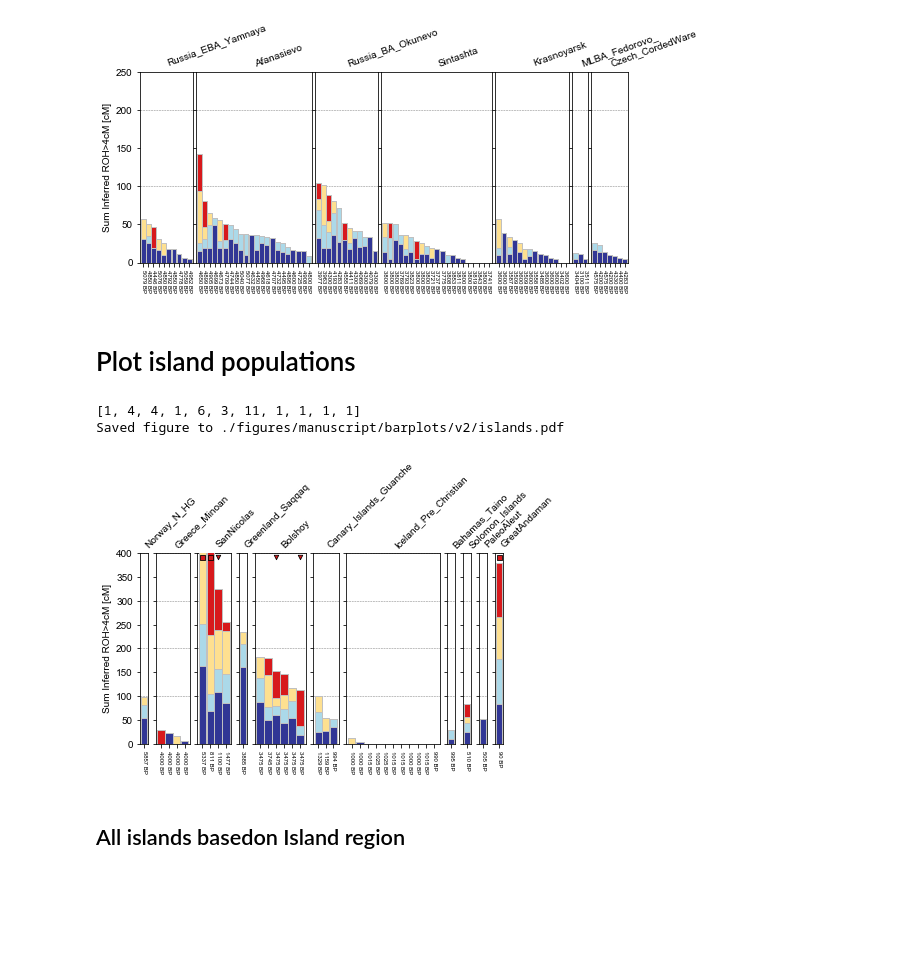
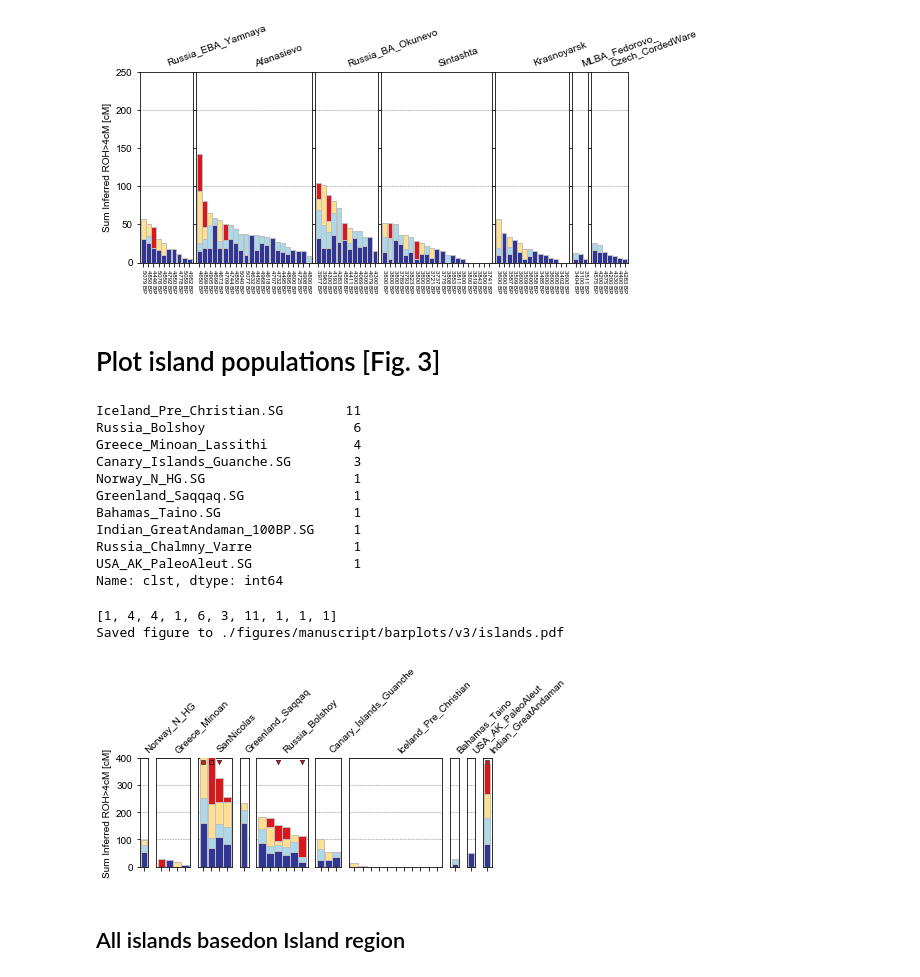
Before and after one commit to hringbauer/hapROH, a Jupyter notebook: Notebooks/Figures/plot_bar_ROH.ipynb, the cells around one changed output. Cells and saved outputs as stored; diff of their text form; code cells hidden in the pictures; blank space fills up the shorter version.

Commit message:
Bar Plots All Regions

```diff
--- a/Notebooks/Figures/plot_bar_ROH.ipynb
+++ b/Notebooks/Figures/plot_bar_ROH.ipynb
@@ -489,27 +544,43 @@ plot_panel_row(df_plots, figsize=(np.sum(lgths)/10, 3.5), ylim=[0,250], fs_x=6,
 Saved figure to ./figures/manuscript/barplots/v2/pastoralist_pops.pdf
 [figure]
 # %% [markdown]
-# Plot island populations
+# Plot island populations [Fig. 3]
+# %%
+df1 = pd.read_csv("./Empirical/roh_all_inds_final_v42.csv", sep='\t')
+df_plot = df1[(df1["region"]=="Islands") & (df1["age"]>0)]
+df_plot["clst"].value_counts()
+# %% [output]
+Iceland_Pre_Christian.SG        11
+Russia_Bolshoy                   6
+Greece_Minoan_Lassithi           4
+Canary_Islands_Guanche.SG        3
+Norway_N_HG.SG                   1
+Greenland_Saqqaq.SG              1
+Bahamas_Taino.SG                 1
+Indian_GreatAndaman_100BP.SG     1
+Russia_Chalmny_Varre             1
+USA_AK_PaleoAleut.SG             1
+Name: clst, dtype: int64
 # %%
 df1 = pd.read_csv("./Empirical/roh_all_inds_final_v42.csv", sep='\t')
-clsts = ["Norway_N_HG", "Greece_Minoan", "SanNicolas", "Greenland_Saqqaq", "Bolshoy",
+clsts = ["Norway_N_HG", "Greece_Minoan", "SanNicolas", "Greenland_Saqqaq", "Russia_Bolshoy",
          "Canary_Islands_Guanche", "Iceland_Pre_Christian",
-         "Bahamas_Taino", "Solomon_Islands", "PaleoAleut", "GreatAndaman"] # Paleo_ALeut
+         "Bahamas_Taino", "USA_AK_PaleoAleut", "Indian_GreatAndaman"] # Paleo_ALeut
 
 df_plots, lgths = prep_dfs_plot_exact(df1, pops=clsts, mod_only=False, exact=False)
 x_labels = prep_xlabels(df_plots)
 print(lgths)
 
-plot_panel_row(df_plots, figsize=(np.sum(lgths)/5, 3.5), ylim=[0,400], fs_x=6, wspace=0.3,
+plot_panel_row(df_plots, figsize=(np.sum(lgths)/5, 2), ylim=[0,400], fs_x=6, wspace=0.3,
                titles=clsts, ha_title="left", r_title=45,
                title_col="pop", hlines=[100,200,300,400],
-               x_labels=x_labels, leg_pos=0, degrees=[], Ns=[],
-               cutoffs=[50,100], ss=[20, 25], lw=0.8, sym_ofst=-8,
-               savepath="./figures/manuscript/barplots/v2/islands.pdf")
+               x_labels=False, leg_pos=0, degrees=[], Ns=[],
+               cutoffs=[50,100], ss=[20, 20], lw=0.5, sym_ofst=-15,
+               savepath="./figures/manuscript/barplots/v3/islands.pdf")
 # %% [output]
-[1, 4, 4, 1, 6, 3, 11, 1, 1, 1, 1]
-Saved figure to ./figures/manuscript/barplots/v2/islands.pdf
+[1, 4, 4, 1, 6, 3, 11, 1, 1, 1]
+Saved figure to ./figures/manuscript/barplots/v3/islands.pdf
-[figure, old version]
+[figure, new version]
 # %% [markdown]
 ## All islands basedon Island region
 # %%
```
Also changed, not shown: parts of 18 cells of this notebook, 3 other files.
